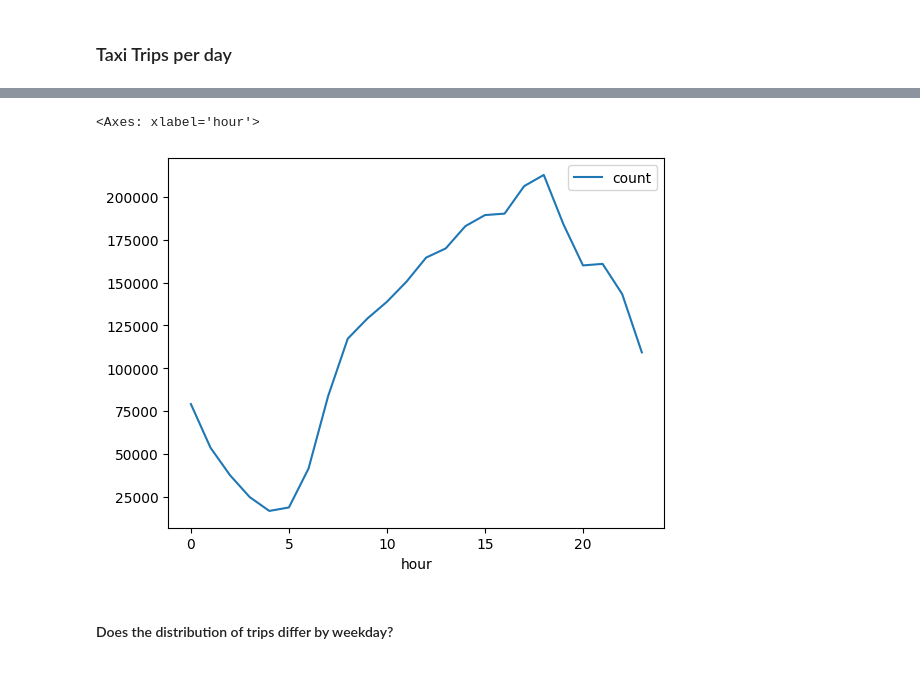
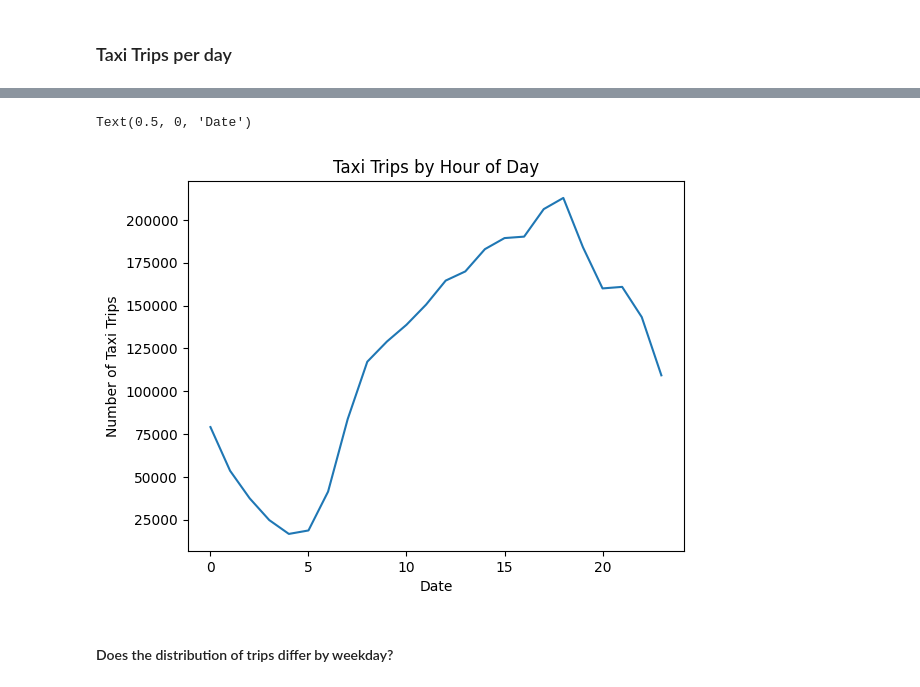
Before and after one commit to yiranliu77/CMSC320-Final-Project, a Jupyter notebook: Data_analysis.ipynb, the cells around one changed output, grey strips where cells are left out. Drawn from its saved outputs; the diff is of its cells as text; code cells hidden in the pictures.

```diff
--- a/Data_analysis.ipynb
+++ b/Data_analysis.ipynb
@@ -160,12 +154,15 @@ plt.show(graph)
 # %%
 hours = df['tpep_pickup_datetime'].dt.hour.value_counts()
 hour_counts = hours.to_frame()
 hour_counts['hour'] = hours.index
 hour_counts = hour_counts.sort_values(by = 'hour')
-hour_counts.plot(x = 'hour', y = 'count')
+ax = sns.lineplot(x = hour_counts['hour'], y = hour_counts['count'])
+ax.set_title('Taxi Trips by Hour of Day')
+ax.set_ylabel('Number of Taxi Trips')
+ax.set_xlabel('Date')
 # %% [output]
-<Axes: xlabel='hour'>
+Text(0.5, 0, 'Date')
-[figure, old version]
+[figure, new version]
 # %% [markdown]
 #### Does the distribution of trips differ by weekday?
 # %%
```
Also changed, not shown: parts of 9 cells of this notebook.
